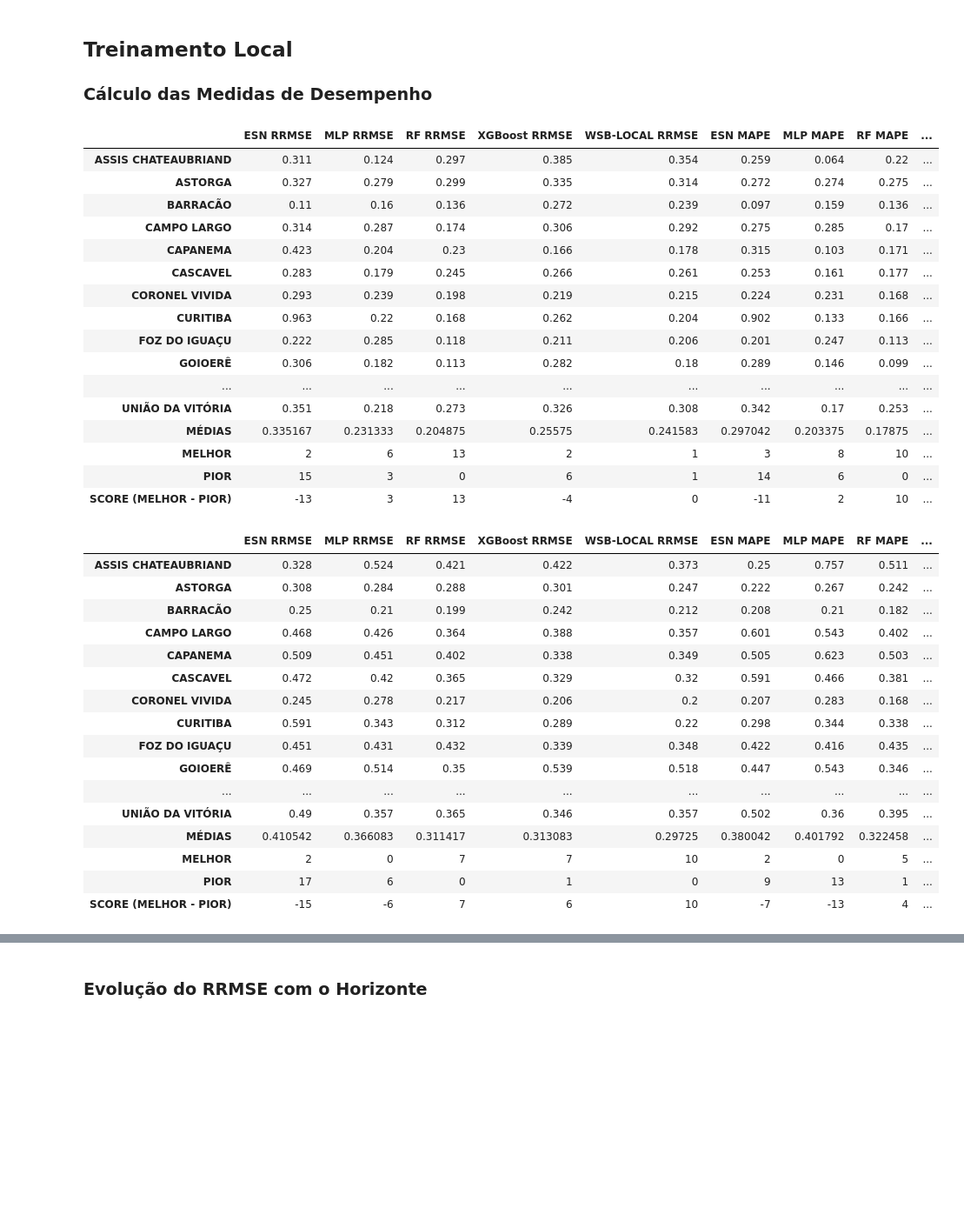
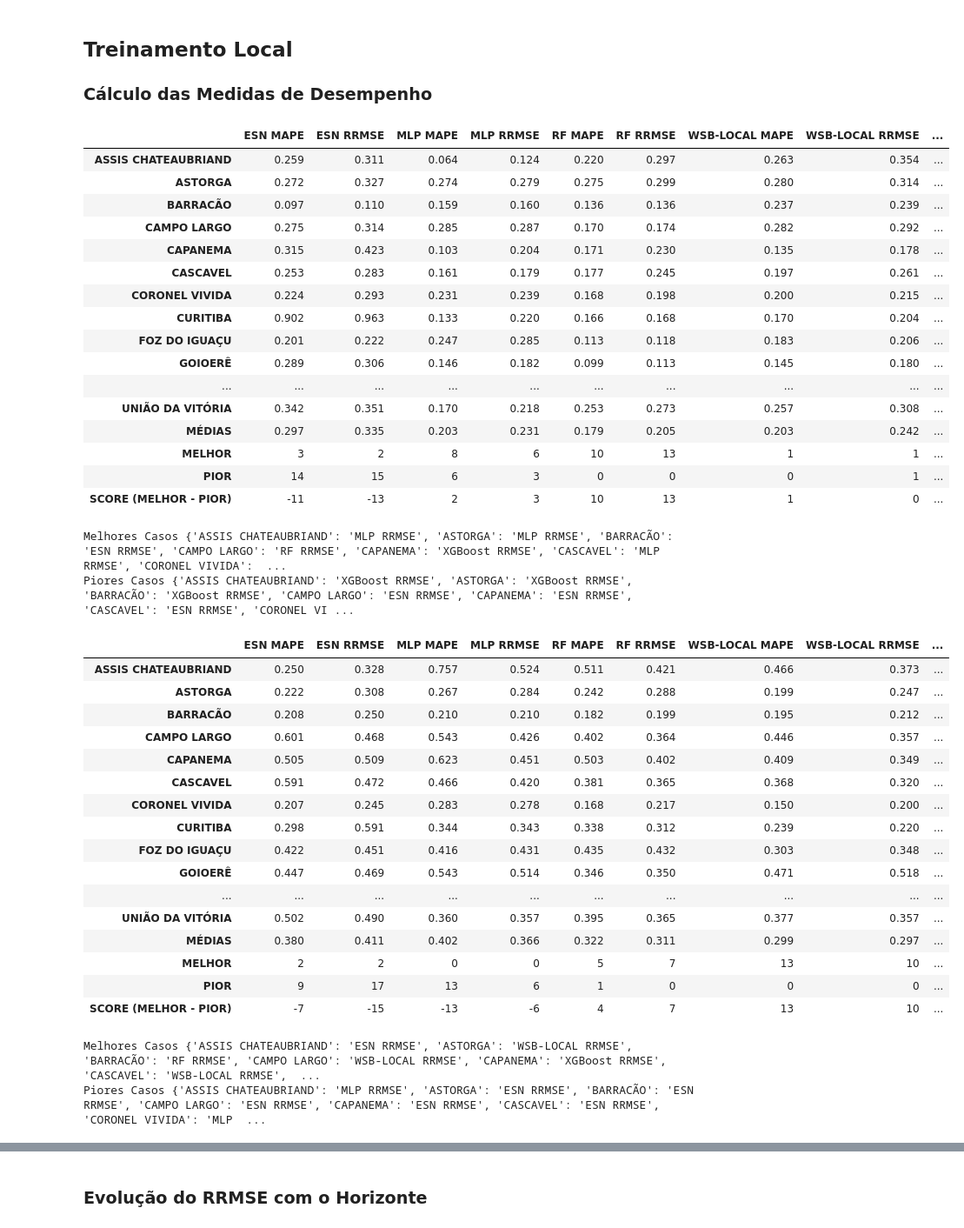
Before and after one commit to eduardoalba0/ppgeps_dissertacao, a Jupyter notebook: 05 - Resultados - Regressão.ipynb, the cells around one changed output, grey strips where cells are left out. Shown: that part at 87% size. Drawn from its saved outputs; the diff is of its cells as text; code cells hidden in the pictures; blank space fills up the shorter version.

```diff
--- a/05 - Resultados - Regressão.ipynb
+++ b/05 - Resultados - Regressão.ipynb
@@ -24,6 +24,8 @@ from xgboost import XGBRegressor
 from wsb import WSB
 
 locale.setlocale(locale.LC_TIME, 'pt_BR.UTF-8')
+pd.set_option('display.float_format', '{:.3f}'.format)
+
 MODELOS = ["ESN", "MLP", "RF", "XGBoost"]
 MODELOS_WSB = ["WSB-LOCAL", "WSB-GLOBAL"]
 SEED = 100
@@ -471,65 +473,72 @@ for horizonte in HORIZONTES:
             bbox_inches='tight')
         plt.close()
 
         handles, labels = ax.get_legend_handles_labels()
         fig_legend = plt.figure(figsize=(12, 0.5))
         leg = fig_legend.legend(handles, labels, loc='center', frameon=False, ncol=len(df_MAPE.columns) + 1)
         plt.axis('off')
         fig_legend.savefig(f"resultados/regressão - local/{horizonte} meses/LEGENDAS.png", bbox_inches='tight',
                            pad_inches=0.05, transparent=True)
         plt.close(fig_legend)
 
     df_RRMSE = df_RRMSE.add_suffix(" RRMSE")
     df_MAPE = df_MAPE.add_suffix(" MAPE")
 
     pior_RRMSE = (df_RRMSE.eq(df_RRMSE.max(axis=1), axis=0).sum(axis=0))
     melhor_RRMSE = (df_RRMSE.eq(df_RRMSE.min(axis=1), axis=0).sum(axis=0))
 
     pior_MAPE = (df_MAPE.eq(df_MAPE.max(axis=1), axis=0).sum(axis=0))
     melhor_MAPE = (df_MAPE.eq(df_MAPE.min(axis=1), axis=0).sum(axis=0))
 
     df_medias = pd.concat([df_RRMSE, df_MAPE], axis=1)
     df_medias.loc["MÉDIAS"] = df_medias.mean()
 
     df_medias.loc["MELHOR"] = pd.concat([melhor_RRMSE, melhor_MAPE], axis=0)
     df_medias.loc["PIOR"] = pd.concat([pior_RRMSE, pior_MAPE], axis=0)
     df_medias.loc["SCORE (MELHOR - PIOR)"] = pd.concat([melhor_RRMSE - pior_RRMSE, melhor_MAPE - pior_MAPE], axis=0)
 
+    df_medias = df_medias[sorted(df_medias.columns)].round(decimals=3)
     df_medias.to_csv(f"resultados/regressão - local/MÉDIAS ERROS REGRESSÃO - LOCAL {horizonte}M.csv", sep=";",
-                     decimal=".", index=True)
+                     decimal=",", index=True)
     display(df_medias)
+    print("Melhores Casos", df_RRMSE.idxmin(axis=1).to_dict())
+    print("Piores Casos", df_RRMSE.idxmax(axis=1).to_dict())
 # %% [output]
-|  | ESN RRMSE | MLP RRMSE | RF RRMSE | XGBoost RRMSE | WSB-LOCAL RRMSE | ESN MAPE | MLP MAPE | RF MAPE | ... |
-| ASSIS CHATEAUBRIAND | 0.311 | 0.124 | 0.297 | 0.385 | 0.354 | 0.259 | 0.064 | 0.22 | ... |
-| ASTORGA | 0.327 | 0.279 | 0.299 | 0.335 | 0.314 | 0.272 | 0.274 | 0.275 | ... |
-| BARRACÃO | 0.11 | 0.16 | 0.136 | 0.272 | 0.239 | 0.097 | 0.159 | 0.136 | ... |
-| CAMPO LARGO | 0.314 | 0.287 | 0.174 | 0.306 | 0.292 | 0.275 | 0.285 | 0.17 | ... |
-| CAPANEMA | 0.423 | 0.204 | 0.23 | 0.166 | 0.178 | 0.315 | 0.103 | 0.171 | ... |
-| CASCAVEL | 0.283 | 0.179 | 0.245 | 0.266 | 0.261 | 0.253 | 0.161 | 0.177 | ... |
-| CORONEL VIVIDA | 0.293 | 0.239 | 0.198 | 0.219 | 0.215 | 0.224 | 0.231 | 0.168 | ... |
-| CURITIBA | 0.963 | 0.22 | 0.168 | 0.262 | 0.204 | 0.902 | 0.133 | 0.166 | ... |
-| FOZ DO IGUAÇU | 0.222 | 0.285 | 0.118 | 0.211 | 0.206 | 0.201 | 0.247 | 0.113 | ... |
-| GOIOERÊ | 0.306 | 0.182 | 0.113 | 0.282 | 0.18 | 0.289 | 0.146 | 0.099 | ... |
+|  | ESN MAPE | ESN RRMSE | MLP MAPE | MLP RRMSE | RF MAPE | RF RRMSE | WSB-LOCAL MAPE | WSB-LOCAL RRMSE | ... |
+| ASSIS CHATEAUBRIAND | 0.259 | 0.311 | 0.064 | 0.124 | 0.220 | 0.297 | 0.263 | 0.354 | ... |
+| ASTORGA | 0.272 | 0.327 | 0.274 | 0.279 | 0.275 | 0.299 | 0.280 | 0.314 | ... |
+| BARRACÃO | 0.097 | 0.110 | 0.159 | 0.160 | 0.136 | 0.136 | 0.237 | 0.239 | ... |
+| CAMPO LARGO | 0.275 | 0.314 | 0.285 | 0.287 | 0.170 | 0.174 | 0.282 | 0.292 | ... |
+| CAPANEMA | 0.315 | 0.423 | 0.103 | 0.204 | 0.171 | 0.230 | 0.135 | 0.178 | ... |
+| CASCAVEL | 0.253 | 0.283 | 0.161 | 0.179 | 0.177 | 0.245 | 0.197 | 0.261 | ... |
+| CORONEL VIVIDA | 0.224 | 0.293 | 0.231 | 0.239 | 0.168 | 0.198 | 0.200 | 0.215 | ... |
+| CURITIBA | 0.902 | 0.963 | 0.133 | 0.220 | 0.166 | 0.168 | 0.170 | 0.204 | ... |
+| FOZ DO IGUAÇU | 0.201 | 0.222 | 0.247 | 0.285 | 0.113 | 0.118 | 0.183 | 0.206 | ... |
+| GOIOERÊ | 0.289 | 0.306 | 0.146 | 0.182 | 0.099 | 0.113 | 0.145 | 0.180 | ... |
 | ... | ... | ... | ... | ... | ... | ... | ... | ... | ... |
-| UNIÃO DA VITÓRIA | 0.351 | 0.218 | 0.273 | 0.326 | 0.308 | 0.342 | 0.17 | 0.253 | ... |
-| MÉDIAS | 0.335167 | 0.231333 | 0.204875 | 0.25575 | 0.241583 | 0.297042 | 0.203375 | 0.17875 | ... |
-| MELHOR | 2 | 6 | 13 | 2 | 1 | 3 | 8 | 10 | ... |
-| PIOR | 15 | 3 | 0 | 6 | 1 | 14 | 6 | 0 | ... |
-| SCORE (MELHOR - PIOR) | -13 | 3 | 13 | -4 | 0 | -11 | 2 | 10 | ... |
+| UNIÃO DA VITÓRIA | 0.342 | 0.351 | 0.170 | 0.218 | 0.253 | 0.273 | 0.257 | 0.308 | ... |
+| MÉDIAS | 0.297 | 0.335 | 0.203 | 0.231 | 0.179 | 0.205 | 0.203 | 0.242 | ... |
+| MELHOR | 3 | 2 | 8 | 6 | 10 | 13 | 1 | 1 | ... |
+| PIOR | 14 | 15 | 6 | 3 | 0 | 0 | 0 | 1 | ... |
+| SCORE (MELHOR - PIOR) | -11 | -13 | 2 | 3 | 10 | 13 | 1 | 0 | ... |
+Melhores Casos {'ASSIS CHATEAUBRIAND': 'MLP RRMSE', 'ASTORGA': 'MLP RRMSE', 'BARRACÃO': 'ESN RRMSE', 'CAMPO LARGO': 'RF RRMSE', 'CAPANEMA': 'XGBoost RRMSE', 'CASCAVEL': 'MLP RRMSE', 'CORONEL VIVIDA':  ...
+Piores Casos {'ASSIS CHATEAUBRIAND': 'XGBoost RRMSE', 'ASTORGA': 'XGBoost RRMSE', 'BARRACÃO': 'XGBoost RRMSE', 'CAMPO LARGO': 'ESN RRMSE', 'CAPANEMA': 'ESN RRMSE', 'CASCAVEL': 'ESN RRMSE', 'CORONEL VI ...
-|  | ESN RRMSE | MLP RRMSE | RF RRMSE | XGBoost RRMSE | WSB-LOCAL RRMSE | ESN MAPE | MLP MAPE | RF MAPE | ... |
-| ASSIS CHATEAUBRIAND | 0.328 | 0.524 | 0.421 | 0.422 | 0.373 | 0.25 | 0.757 | 0.511 | ... |
-| ASTORGA | 0.308 | 0.284 | 0.288 | 0.301 | 0.247 | 0.222 | 0.267 | 0.242 | ... |
-| BARRACÃO | 0.25 | 0.21 | 0.199 | 0.242 | 0.212 | 0.208 | 0.21 | 0.182 | ... |
-| CAMPO LARGO | 0.468 | 0.426 | 0.364 | 0.388 | 0.357 | 0.601 | 0.543 | 0.402 | ... |
-| CAPANEMA | 0.509 | 0.451 | 0.402 | 0.338 | 0.349 | 0.505 | 0.623 | 0.503 | ... |
-| CASCAVEL | 0.472 | 0.42 | 0.365 | 0.329 | 0.32 | 0.591 | 0.466 | 0.381 | ... |
-| CORONEL VIVIDA | 0.245 | 0.278 | 0.217 | 0.206 | 0.2 | 0.207 | 0.283 | 0.168 | ... |
-| CURITIBA | 0.591 | 0.343 | 0.312 | 0.289 | 0.22 | 0.298 | 0.344 | 0.338 | ... |
-| FOZ DO IGUAÇU | 0.451 | 0.431 | 0.432 | 0.339 | 0.348 | 0.422 | 0.416 | 0.435 | ... |
-| GOIOERÊ | 0.469 | 0.514 | 0.35 | 0.539 | 0.518 | 0.447 | 0.543 | 0.346 | ... |
+|  | ESN MAPE | ESN RRMSE | MLP MAPE | MLP RRMSE | RF MAPE | RF RRMSE | WSB-LOCAL MAPE | WSB-LOCAL RRMSE | ... |
+| ASSIS CHATEAUBRIAND | 0.250 | 0.328 | 0.757 | 0.524 | 0.511 | 0.421 | 0.466 | 0.373 | ... |
+| ASTORGA | 0.222 | 0.308 | 0.267 | 0.284 | 0.242 | 0.288 | 0.199 | 0.247 | ... |
+| BARRACÃO | 0.208 | 0.250 | 0.210 | 0.210 | 0.182 | 0.199 | 0.195 | 0.212 | ... |
+| CAMPO LARGO | 0.601 | 0.468 | 0.543 | 0.426 | 0.402 | 0.364 | 0.446 | 0.357 | ... |
+| CAPANEMA | 0.505 | 0.509 | 0.623 | 0.451 | 0.503 | 0.402 | 0.409 | 0.349 | ... |
+| CASCAVEL | 0.591 | 0.472 | 0.466 | 0.420 | 0.381 | 0.365 | 0.368 | 0.320 | ... |
+| CORONEL VIVIDA | 0.207 | 0.245 | 0.283 | 0.278 | 0.168 | 0.217 | 0.150 | 0.200 | ... |
+| CURITIBA | 0.298 | 0.591 | 0.344 | 0.343 | 0.338 | 0.312 | 0.239 | 0.220 | ... |
+| FOZ DO IGUAÇU | 0.422 | 0.451 | 0.416 | 0.431 | 0.435 | 0.432 | 0.303 | 0.348 | ... |
+| GOIOERÊ | 0.447 | 0.469 | 0.543 | 0.514 | 0.346 | 0.350 | 0.471 | 0.518 | ... |
 | ... | ... | ... | ... | ... | ... | ... | ... | ... | ... |
-| UNIÃO DA VITÓRIA | 0.49 | 0.357 | 0.365 | 0.346 | 0.357 | 0.502 | 0.36 | 0.395 | ... |
-| MÉDIAS | 0.410542 | 0.366083 | 0.311417 | 0.313083 | 0.29725 | 0.380042 | 0.401792 | 0.322458 | ... |
-| MELHOR | 2 | 0 | 7 | 7 | 10 | 2 | 0 | 5 | ... |
-| PIOR | 17 | 6 | 0 | 1 | 0 | 9 | 13 | 1 | ... |
-| SCORE (MELHOR - PIOR) | -15 | -6 | 7 | 6 | 10 | -7 | -13 | 4 | ... |
+| UNIÃO DA VITÓRIA | 0.502 | 0.490 | 0.360 | 0.357 | 0.395 | 0.365 | 0.377 | 0.357 | ... |
+| MÉDIAS | 0.380 | 0.411 | 0.402 | 0.366 | 0.322 | 0.311 | 0.299 | 0.297 | ... |
+| MELHOR | 2 | 2 | 0 | 0 | 5 | 7 | 13 | 10 | ... |
+| PIOR | 9 | 17 | 13 | 6 | 1 | 0 | 0 | 0 | ... |
+| SCORE (MELHOR - PIOR) | -7 | -15 | -13 | -6 | 4 | 7 | 13 | 10 | ... |
+Melhores Casos {'ASSIS CHATEAUBRIAND': 'ESN RRMSE', 'ASTORGA': 'WSB-LOCAL RRMSE', 'BARRACÃO': 'RF RRMSE', 'CAMPO LARGO': 'WSB-LOCAL RRMSE', 'CAPANEMA': 'XGBoost RRMSE', 'CASCAVEL': 'WSB-LOCAL RRMSE',  ...
+Piores Casos {'ASSIS CHATEAUBRIAND': 'MLP RRMSE', 'ASTORGA': 'ESN RRMSE', 'BARRACÃO': 'ESN RRMSE', 'CAMPO LARGO': 'ESN RRMSE', 'CAPANEMA': 'ESN RRMSE', 'CASCAVEL': 'ESN RRMSE', 'CORONEL VIVIDA': 'MLP  ...
```
Also changed, not shown: parts of 2 cells of this notebook, 25 other files.
